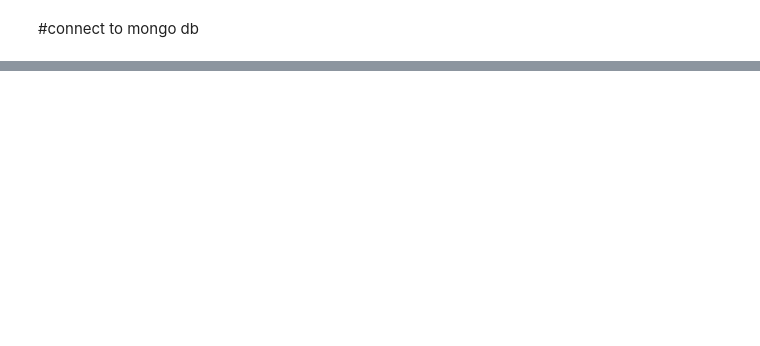
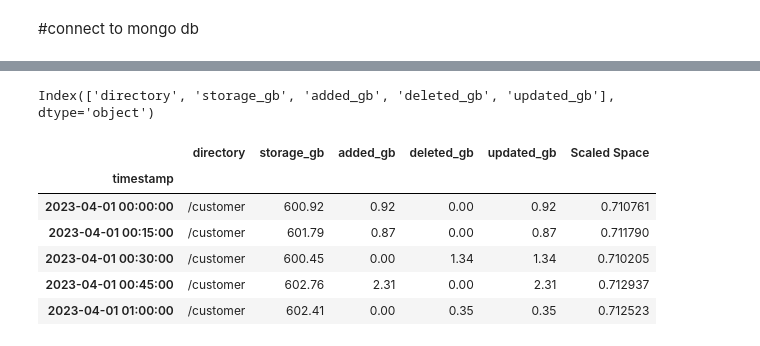
Before and after one commit to VarshithPawarHR/HPE-StoragePrediction, a Jupyter notebook: Collab/Varshith_collab/storageMonitor.ipynb, the cells around one changed output, grey strips where cells are left out. Cells and saved outputs as stored; diff of their text form; code cells hidden in the pictures; blank space fills up the shorter version.

```diff
--- a/Collab/Varshith_collab/storageMonitor.ipynb
+++ b/Collab/Varshith_collab/storageMonitor.ipynb
@@ -318,0 +79,21 @@ Actual: 2436.84 GB, Predicted: 2419.73 GB
+# %%
+print(df.columns)
+# %% [output]
+Index(['directory', 'storage_gb', 'added_gb', 'deleted_gb', 'updated_gb'], dtype='object')
+# %%
+from sklearn.preprocessing import MinMaxScaler
+
+# ✅ Normalize "Current Space (GB)" column
+scaler = MinMaxScaler(feature_range=(0, 1))
+df["Scaled Space"] = scaler.fit_transform(df[["storage_gb"]])
+
+# ✅ Show first few rows after normalization
+df.head()
+# %% [output]
+|  | directory | storage_gb | added_gb | deleted_gb | updated_gb | Scaled Space |
+| timestamp |  |  |  |  |  |  |
+| 2023-04-01 00:00:00 | /customer | 600.92 | 0.92 | 0.00 | 0.92 | 0.710761 |
+| 2023-04-01 00:15:00 | /customer | 601.79 | 0.87 | 0.00 | 0.87 | 0.711790 |
+| 2023-04-01 00:30:00 | /customer | 600.45 | 0.00 | 1.34 | 1.34 | 0.710205 |
+| 2023-04-01 00:45:00 | /customer | 602.76 | 2.31 | 0.00 | 2.31 | 0.712937 |
+| 2023-04-01 01:00:00 | /customer | 602.41 | 0.00 | 0.35 | 0.35 | 0.712523 |
```
Also changed, not shown: parts of 44 cells of this notebook, 3 other files.
